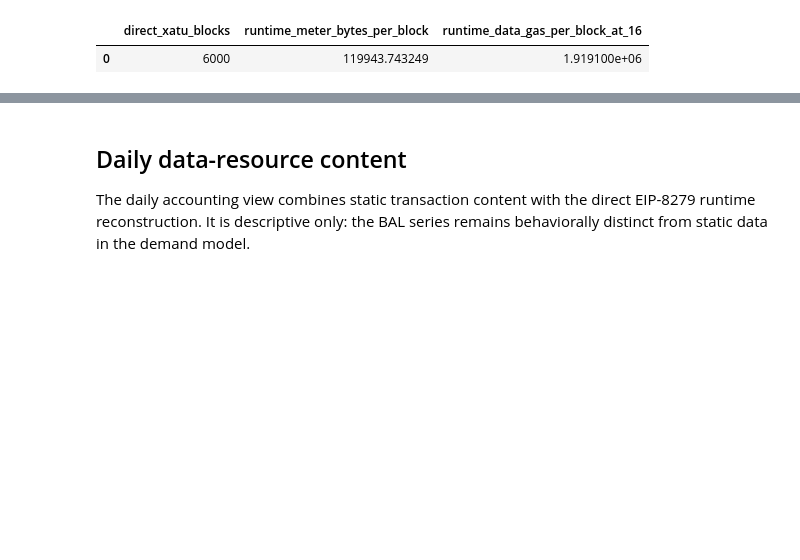
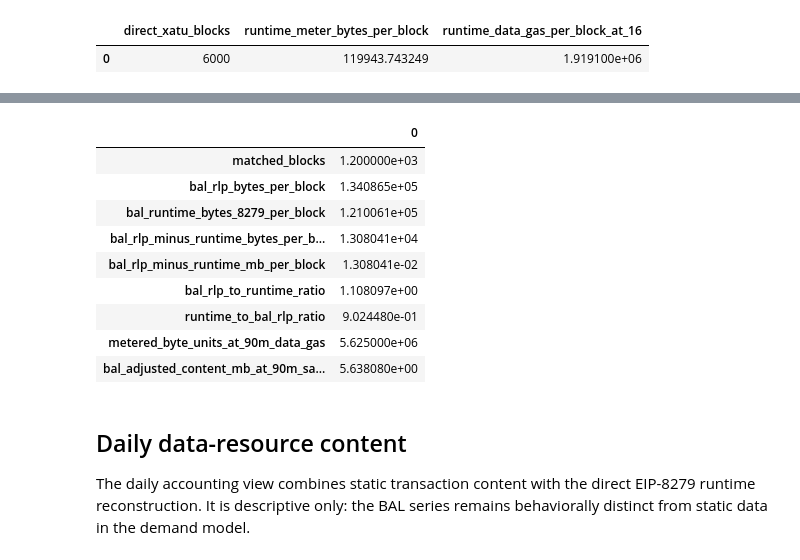
Before and after one commit to M1kuW1ll/eip-7999-research, a Jupyter notebook: notebooks/1.11-bal-state-creation-coupling-calibration.ipynb, the cells around one changed output, grey strips where cells are left out. Drawn from its saved outputs; the diff is of its cells as text; code cells hidden in the pictures; blank space fills up the shorter version.

```diff
--- a/notebooks/1.11-bal-state-creation-coupling-calibration.ipynb
+++ b/notebooks/1.11-bal-state-creation-coupling-calibration.ipynb
@@ -154,3 +172,59 @@ pd.DataFrame([{
+# %%
+exact_bal_comparison = (
+    bal_physical_blocks.loc[
+        bal_physical_blocks['bal_source'].eq('observed_rpc'),
+        ['date', 'block_number', 'bal_rlp_bytes_observed'],
+    ]
+    .merge(
+        runtime_blocks[['block_number', 'bal_runtime_bytes_8279']],
+        on='block_number', how='inner', validate='one_to_one',
+    )
+)
+assert len(exact_bal_comparison) == 1_200
+assert exact_bal_comparison['bal_rlp_bytes_observed'].notna().all()
+assert exact_bal_comparison['bal_runtime_bytes_8279'].gt(0).all()
+
+BAL_RLP_BYTES_PER_BLOCK = exact_bal_comparison['bal_rlp_bytes_observed'].mean()
+BAL_RUNTIME_BYTES_PER_BLOCK = exact_bal_comparison['bal_runtime_bytes_8279'].mean()
+BAL_RLP_MINUS_RUNTIME_BYTES_PER_BLOCK = (
+    BAL_RLP_BYTES_PER_BLOCK - BAL_RUNTIME_BYTES_PER_BLOCK
+)
+BAL_PHYSICAL_TO_RUNTIME_RATIO = (
+    exact_bal_comparison['bal_rlp_bytes_observed'].sum()
+    / exact_bal_comparison['bal_runtime_bytes_8279'].sum()
+)
+DATA_GAS_LIMIT_EXAMPLE = 90_000_000
+METERED_BYTE_CAP_EXAMPLE = DATA_GAS_LIMIT_EXAMPLE / 16
+BAL_ADJUSTED_BYTE_CAP_AT_SAMPLE_MEAN = (
+    METERED_BYTE_CAP_EXAMPLE + BAL_RLP_MINUS_RUNTIME_BYTES_PER_BLOCK
+)
+
+physical_comparison = pd.DataFrame([{
+    'matched_blocks': len(exact_bal_comparison),
+    'bal_rlp_bytes_per_block': BAL_RLP_BYTES_PER_BLOCK,
+    'bal_runtime_bytes_8279_per_block': BAL_RUNTIME_BYTES_PER_BLOCK,
+    'bal_rlp_minus_runtime_bytes_per_block': BAL_RLP_MINUS_RUNTIME_BYTES_PER_BLOCK,
+    'bal_rlp_minus_runtime_mb_per_block': BAL_RLP_MINUS_RUNTIME_BYTES_PER_BLOCK / 1e6,
+    'bal_rlp_to_runtime_ratio': BAL_PHYSICAL_TO_RUNTIME_RATIO,
+    'runtime_to_bal_rlp_ratio': 1 / BAL_PHYSICAL_TO_RUNTIME_RATIO,
+    'metered_byte_units_at_90m_data_gas': METERED_BYTE_CAP_EXAMPLE,
+    'bal_adjusted_content_mb_at_90m_sample_mean_bal': (
+        BAL_ADJUSTED_BYTE_CAP_AT_SAMPLE_MEAN / 1e6
+    ),
+}])
+physical_comparison.to_csv(OUT_PHYSICAL_COMPARISON_CSV, index=False)
+physical_comparison.T
+# %% [output]
+|  | 0 |
+| matched_blocks | 1.200000e+03 |
+| bal_rlp_bytes_per_block | 1.340865e+05 |
+| bal_runtime_bytes_8279_per_block | 1.210061e+05 |
+| bal_rlp_minus_runtime_bytes_per_b... | 1.308041e+04 |
+| bal_rlp_minus_runtime_mb_per_block | 1.308041e-02 |
+| bal_rlp_to_runtime_ratio | 1.108097e+00 |
+| runtime_to_bal_rlp_ratio | 9.024480e-01 |
+| metered_byte_units_at_90m_data_gas | 5.625000e+06 |
+| bal_adjusted_content_mb_at_90m_sa... | 5.638080e+00 |
 # %% [markdown]
 ## Daily data-resource content
 
```
Also changed, not shown: parts of 4 cells of this notebook, 7 other files.
